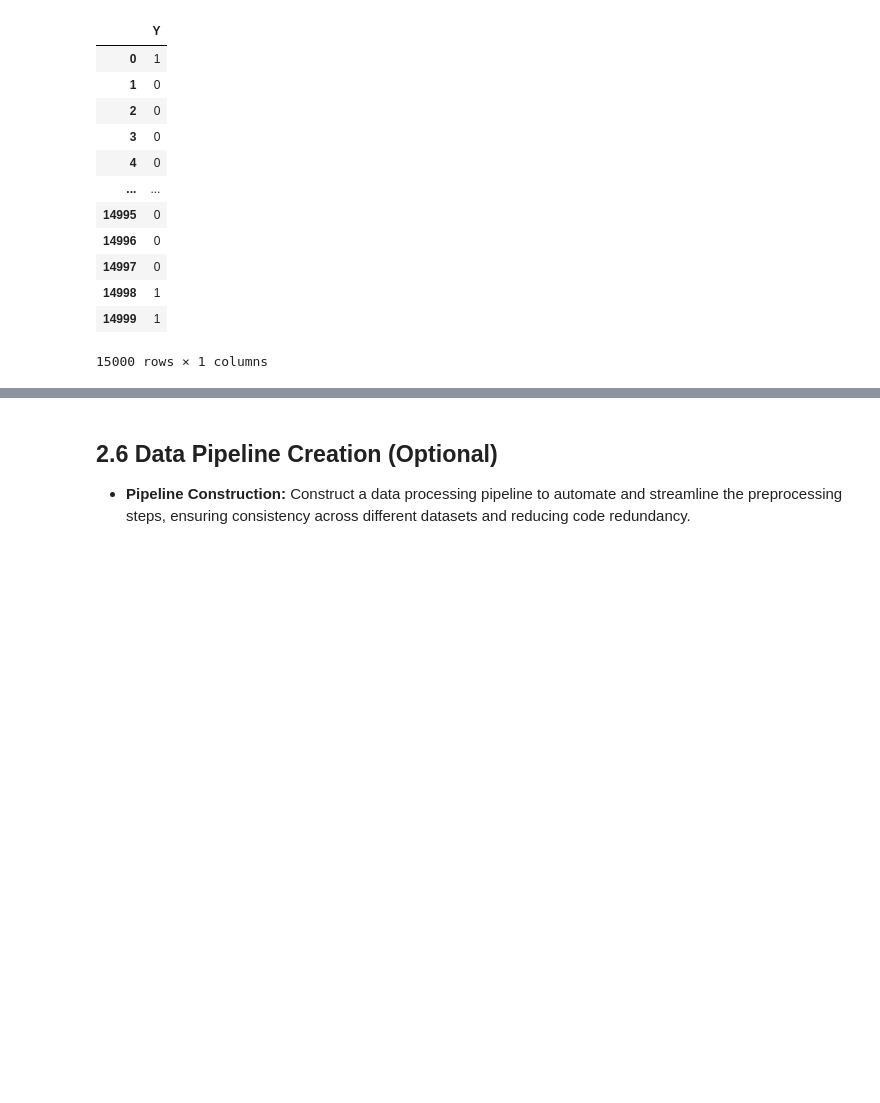
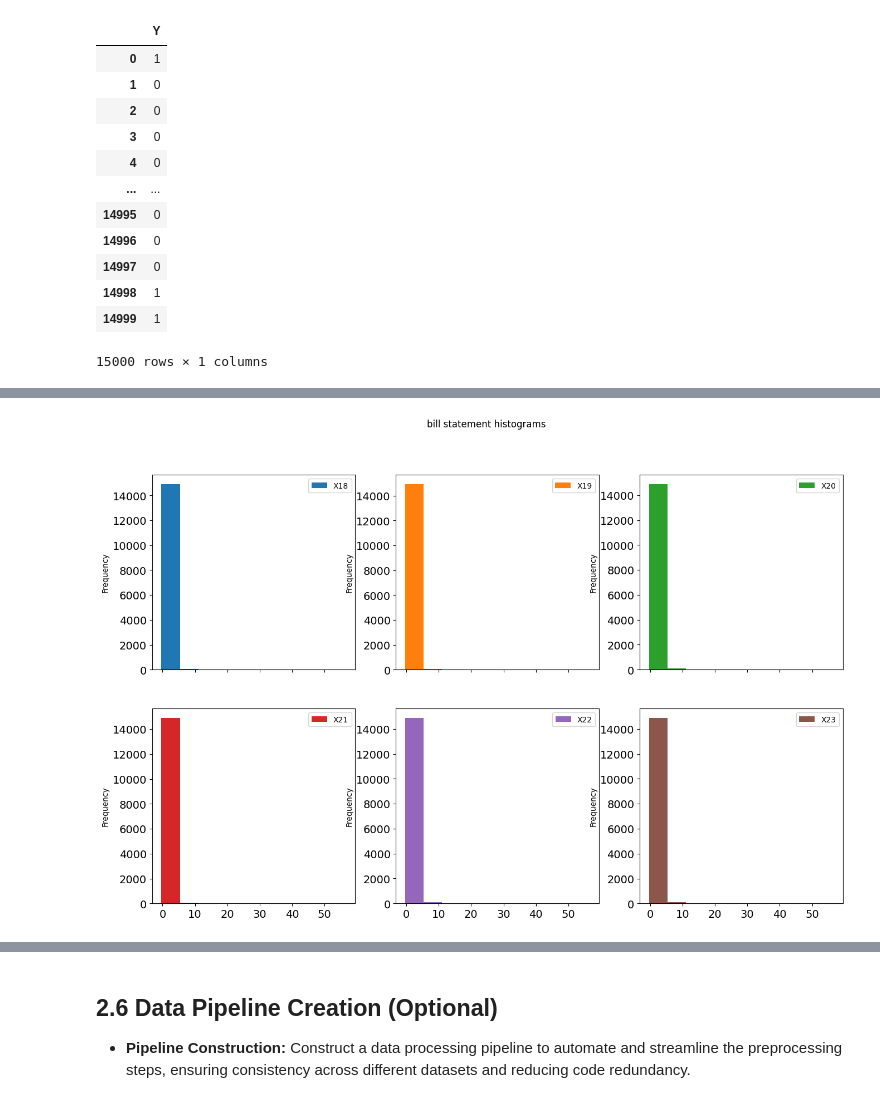
Before and after one commit to rjosh003-CS/Data-Mining-coursework, a Jupyter notebook: DM_coursework_part_2.ipynb, the cells around one changed output, grey strips where cells are left out. Saved outputs shown, nothing was run; the diff lists cells and outputs as text; code cells hidden in the pictures; blank space fills up the shorter version.

```diff
--- a/DM_coursework_part_2.ipynb
+++ b/DM_coursework_part_2.ipynb
@@ -614,9 +637,9 @@ plt.show()
 # %% [markdown]
 ### Plotting amount of previous payments
 # %%
-attributes = ["X" + str(i) for i in range(18, 24)]
+prev_payments = ["X" + str(i) for i in range(18, 24)]
 
-scatter_matrix(train_data[attributes], figsize = (16, 10))
+scatter_matrix_custom(train_data, prev_statements)
 plt.show()
 # %% [output]
 [figure]
@@ -698,0 +837,8 @@ display(test_y)
+# %%
+trainX[prev_payments].plot(kind = "hist", subplots = True, title = "bill statement histograms",
+                             fontsize = 14, figsize = (16, 10),
+                             layout = (2, len(bill_statements)//2)
+                            )
+plt.show()
+# %% [output]
+[figure, added]
```
Also changed, not shown: parts of 24 cells of this notebook.
